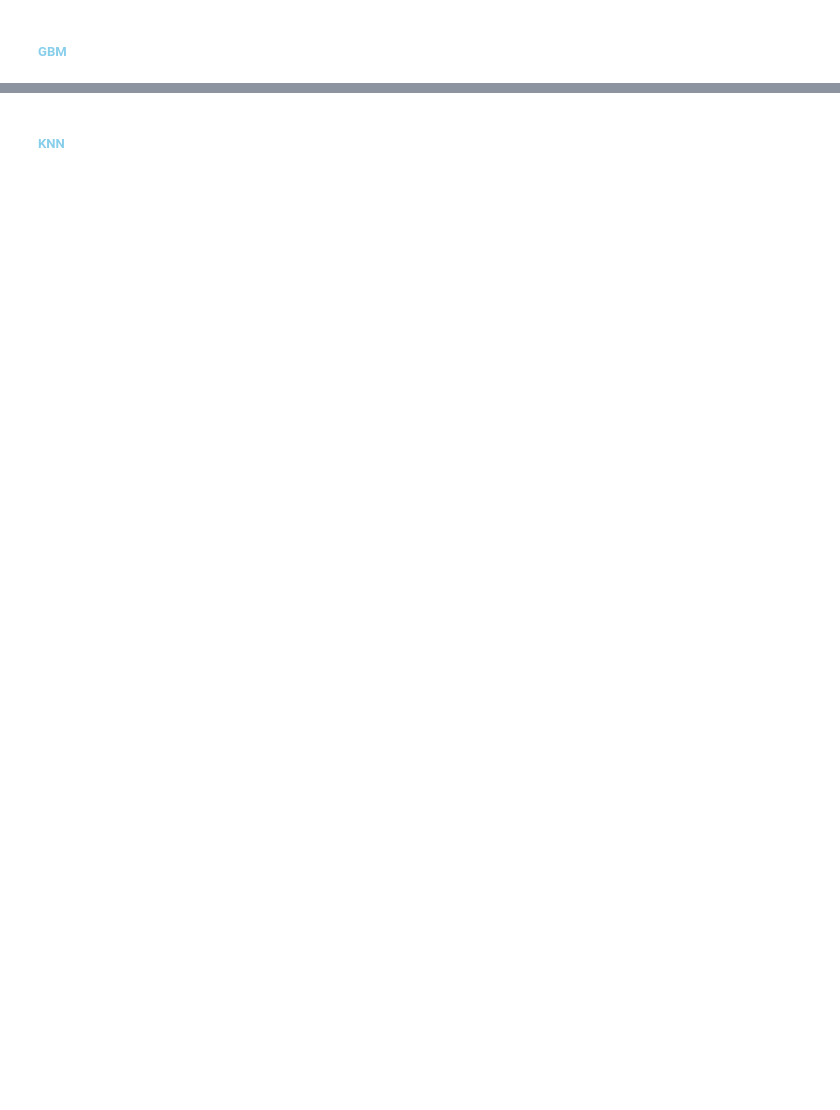
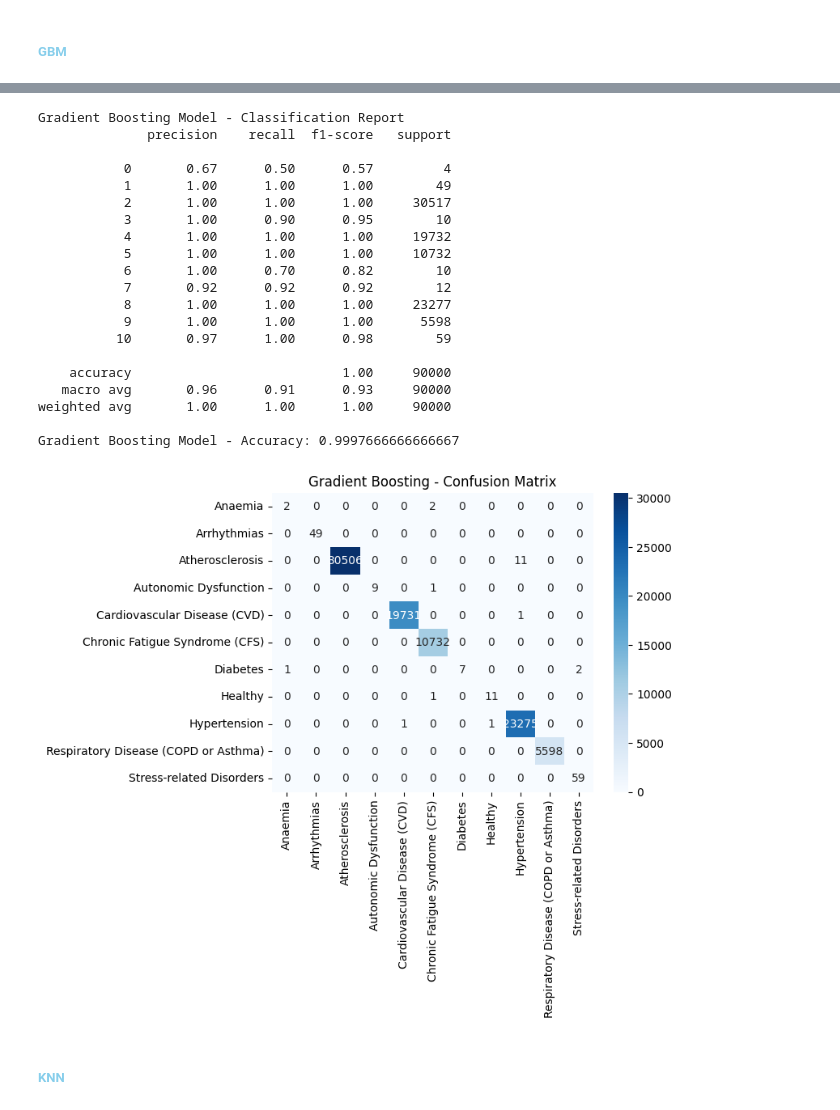
Before and after one commit to zen-0wl/E-Health, a Jupyter notebook: classify.ipynb, the cells around one changed output, grey strips where cells are left out. Drawn from its saved outputs; the diff is of its cells as text; code cells hidden in the pictures; blank space fills up the shorter version.

```diff
--- a/classify.ipynb
+++ b/classify.ipynb
@@ -416,2 +287,41 @@ Using DummyClassifier for Autonomic Dysfunction (only one class: [0])
+# %%
+gbm = GradientBoostingClassifier(n_estimators=100, learning_rate=0.1, random_state=42)
+gbm.fit(X_train, y_train)
+
+y_pred_gbm = gbm.predict(X_test)
+
+print("Gradient Boosting Model - Classification Report")
+print(classification_report(y_test, y_pred_gbm))
+
+print("Gradient Boosting Model - Accuracy:", accuracy_score(y_test, y_pred_gbm))
+
+# confusion Matrix
+conf_matrix_gbm = confusion_matrix(y_test, y_pred_gbm)
+sns.heatmap(conf_matrix_gbm, annot=True, cmap='Blues', fmt='d',
+            xticklabels=label_encoder.classes_, yticklabels=label_encoder.classes_)
+plt.title('Gradient Boosting - Confusion Matrix')
+plt.show()
+# %% [output]
+Gradient Boosting Model - Classification Report
+              precision    recall  f1-score   support
+
+           0       0.67      0.50      0.57         4
+           1       1.00      1.00      1.00        49
+           2       1.00      1.00      1.00     30517
+           3       1.00      0.90      0.95        10
+           4       1.00      1.00      1.00     19732
+           5       1.00      1.00      1.00     10732
+           6       1.00      0.70      0.82        10
+           7       0.92      0.92      0.92        12
+           8       1.00      1.00      1.00     23277
+           9       1.00      1.00      1.00      5598
+          10       0.97      1.00      0.98        59
+
+    accuracy                           1.00     90000
+   macro avg       0.96      0.91      0.93     90000
+weighted avg       1.00      1.00      1.00     90000
+
+Gradient Boosting Model - Accuracy: 0.9997666666666667
+[figure, added]
 # %% [markdown]
 <h5 style="color: SkyBlue;">KNN</h5>
```
Also changed, not shown: parts of 19 cells of this notebook.
